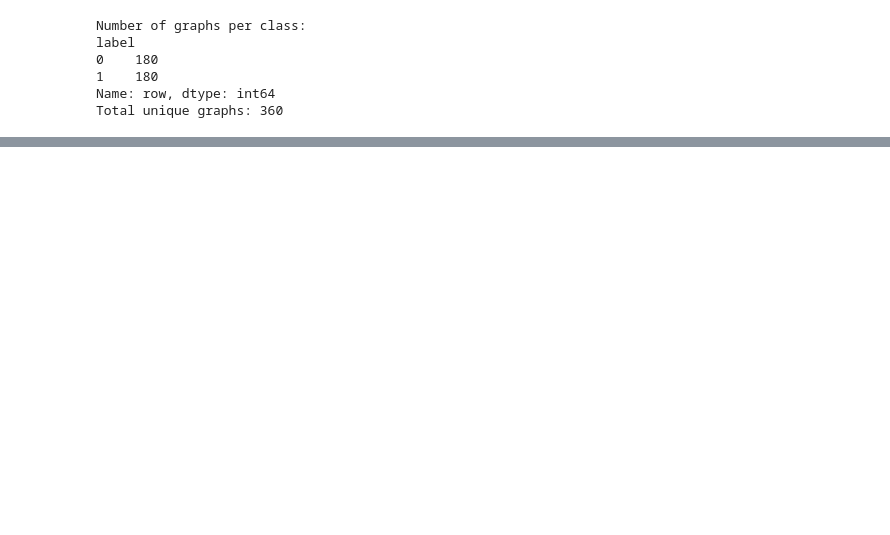
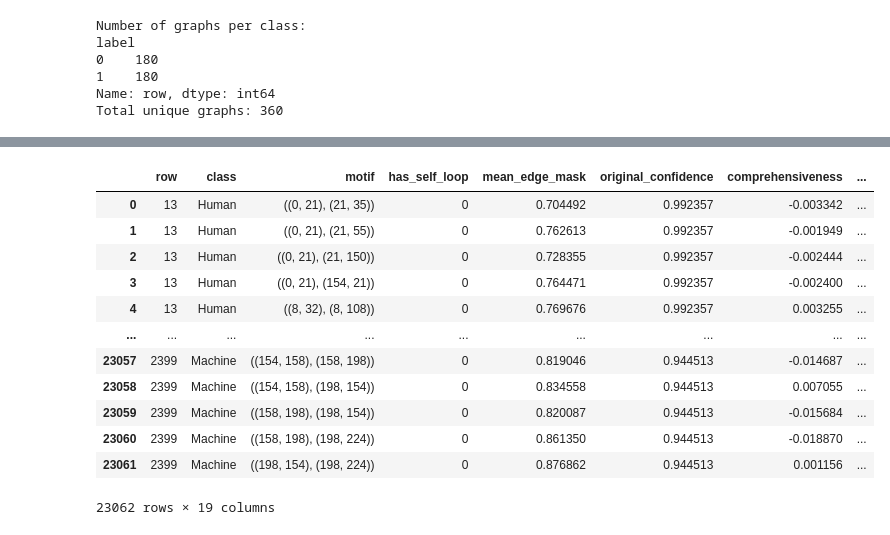
Before and after one commit to Okkers/slop_or_not, a Jupyter notebook: analysis/motif_analysis_train_50w_0.4.ipynb, the cells around one changed output, grey strips where cells are left out. Cells and saved outputs as stored; diff of their text form; code cells hidden in the pictures; blank space fills up the shorter version.

```diff
--- a/analysis/motif_analysis_train_50w_0.4.ipynb
+++ b/analysis/motif_analysis_train_50w_0.4.ipynb
@@ -35,0 +56,26 @@ df_motifs
+# %%
+import ast
+import pandas as pd
+
+df_motifs["function_words"] = pd.Series(
+    [None] * len(df_motifs),
+    index=df_motifs.index,
+    dtype=object
+)
+
+def convert_motif(motif):
+    if isinstance(motif, str):
+        motif = ast.literal_eval(motif)
+
+    motif_1, motif_2 = motif
+
+    words_1 = motif_to_fwords(motif_1, function_words)
+
+    words_2 = motif_to_fwords(motif_2, function_words)
+
+    return (words_1, words_2)
+
+for idx, row in df_motifs.iterrows():
+    df_motifs.at[idx, "function_words"] = convert_motif(row["motif"])
+
+df_motifs.head()
@@ -135,0 +324,28 @@ Correctly classified machine graphs: 172
+# %%
+df_metrics_per_sample_per_motif = pd.read_csv(metrics_analysis_path)
+
+df_metrics_per_sample_per_motif["function_words"] = pd.Series(
+    [None] * len(df_metrics_per_sample_per_motif),
+    index=df_metrics_per_sample_per_motif.index,
+    dtype=object
+)
+
+
+for idx, row in df_metrics_per_sample_per_motif.iterrows():
+    df_metrics_per_sample_per_motif.at[idx, "function_words"] = convert_motif(row["motif"])
+
+df_metrics_per_sample_per_motif
+# %% [output]
+|  | row | class | motif | has_self_loop | mean_edge_mask | original_confidence | comprehensiveness | ... |
+| 0 | 13 | Human | ((0, 21), (21, 35)) | 0 | 0.704492 | 0.992357 | -0.003342 | ... |
+| 1 | 13 | Human | ((0, 21), (21, 55)) | 0 | 0.762613 | 0.992357 | -0.001949 | ... |
+| 2 | 13 | Human | ((0, 21), (21, 150)) | 0 | 0.728355 | 0.992357 | -0.002444 | ... |
+| 3 | 13 | Human | ((0, 21), (154, 21)) | 0 | 0.764471 | 0.992357 | -0.002400 | ... |
+| 4 | 13 | Human | ((8, 32), (8, 108)) | 0 | 0.769676 | 0.992357 | 0.003255 | ... |
+| ... | ... | ... | ... | ... | ... | ... | ... | ... |
+| 23057 | 2399 | Machine | ((154, 158), (158, 198)) | 0 | 0.819046 | 0.944513 | -0.014687 | ... |
+| 23058 | 2399 | Machine | ((154, 158), (198, 154)) | 0 | 0.834558 | 0.944513 | 0.007055 | ... |
+| 23059 | 2399 | Machine | ((158, 198), (198, 154)) | 0 | 0.820087 | 0.944513 | -0.015684 | ... |
+| 23060 | 2399 | Machine | ((158, 198), (198, 224)) | 0 | 0.861350 | 0.944513 | -0.018870 | ... |
+| 23061 | 2399 | Machine | ((198, 154), (198, 224)) | 0 | 0.876862 | 0.944513 | 0.001156 | ... |
+23062 rows × 19 columns
```
Also changed, not shown: parts of 17 cells of this notebook, 7 other files.
